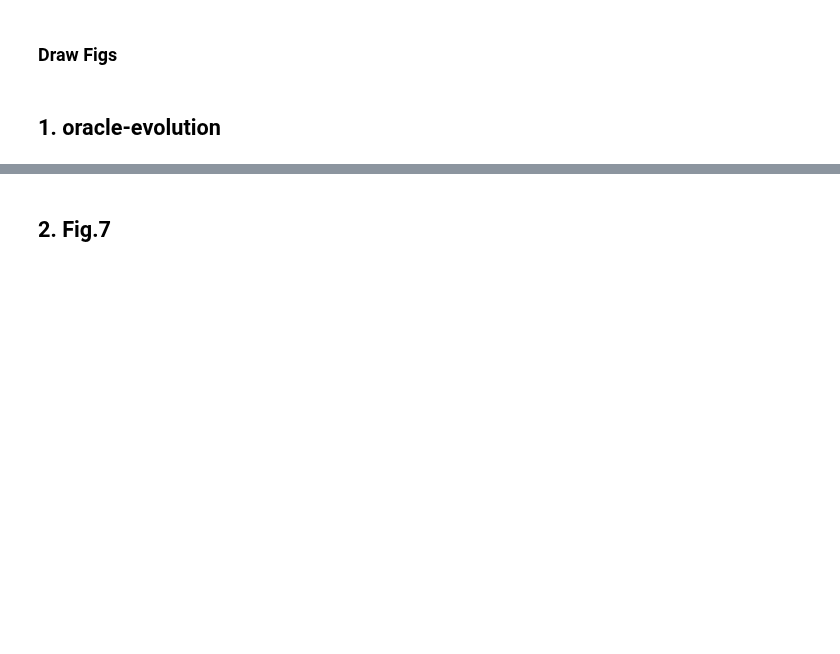
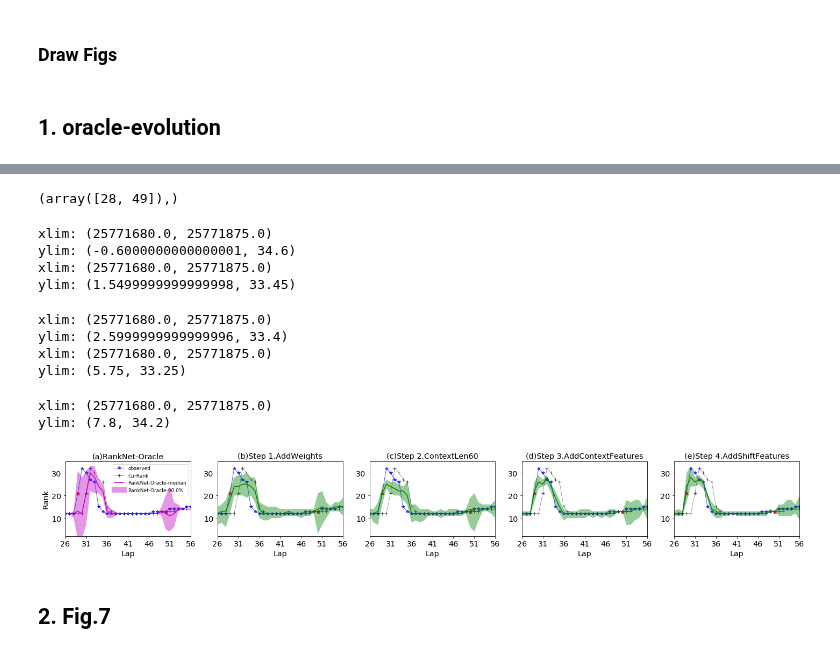
Before and after one commit to DSC-SPIDAL/rankpredictor, a Jupyter notebook: run/22.PaperFinal/notebook/RankNet-QuickTest-PaperFigs.ipynb, the cells around one changed output, grey strips where cells are left out. Cells and saved outputs as stored; diff of their text form; code cells hidden in the pictures; blank space fills up the shorter version.

```diff
--- a/run/22.PaperFinal/notebook/RankNet-QuickTest-PaperFigs.ipynb
+++ b/run/22.PaperFinal/notebook/RankNet-QuickTest-PaperFigs.ipynb
@@ -785,3 +890,52 @@ ylim: (7.8, 34.2)
+# %%
+models = [
+    'Fig3-Indy500-2018-33cars-8col-allfix.pickle',
+    rootdir+'long_forecasting_dfs_drank_moracle-weighted-noinlap-nopitage-nocate-c40.pickle',
+    rootdir+'long_forecasting_dfs_drank_moracle-weighted-noinlap-nopitage-nocate-c60.pickle',
+    #rootdir+'long_forecasting_dfs_drank_moracle-weighted-noinlap-leaderpitcnt-nocate-c60-shift.pickle',
+    rootdir+'long_forecasting_dfs_drank_moracle-weighted-noinlap-S0LT0000-nocate-c60.pickle',
+    rootdir+'long_forecasting_dfs_drank_moracle-weighted-noinlap-S0LTYP0T-nocate-c60.pickle'
+]
+
+## load all long prediction result files
+dataroot = 'QuickTestOutput/'
+rootdir = 'DrawFigs-Data/oracle-evolution/'
+
+alldata = []
+for model in models:
+    data = loaddata(model)
+    alldata.append(data)
+
+#prepare for car 13
+carno = 13
+
+tss, target = [], []
+
+#original oracle 1run
+fidx = [ 3, 0, 0,0,0]
+for idx in range(len(alldata)):
+    tsss, targets = alldata[idx][carno]
+    tss.append(tsss[fidx[idx]])
+    target.append(targets[fidx[idx]])
+
+draw_evolution_onerow(tss, target,
+               rootdir + 'modeloptimize_onerow',
+                   colors = ['m','g','g','g','g','g'],
+                   plabels= ['observed','RankNet-Oracle','AddWeights','ContextLen60','AddContextFeatures','AddShiftFeatures'],
+                   xlim_l=25,xlim_h=55,ylim_l = 2, ylim_h=35, xscale=1,showfig = True, drawtitle = True)
+# %% [output]
+(array([28, 49]),)
+xlim: (25771680.0, 25771875.0)
+ylim: (-0.6000000000000001, 34.6)
+xlim: (25771680.0, 25771875.0)
+ylim: (1.5499999999999998, 33.45)
+xlim: (25771680.0, 25771875.0)
+ylim: (2.5999999999999996, 33.4)
+xlim: (25771680.0, 25771875.0)
+ylim: (5.75, 33.25)
+xlim: (25771680.0, 25771875.0)
+ylim: (7.8, 34.2)
+[figure, added]
 # %% [markdown]
 ## 2. Fig.7
 # %%
```
Also changed, not shown: parts of 8 cells of this notebook, 4 other files.
